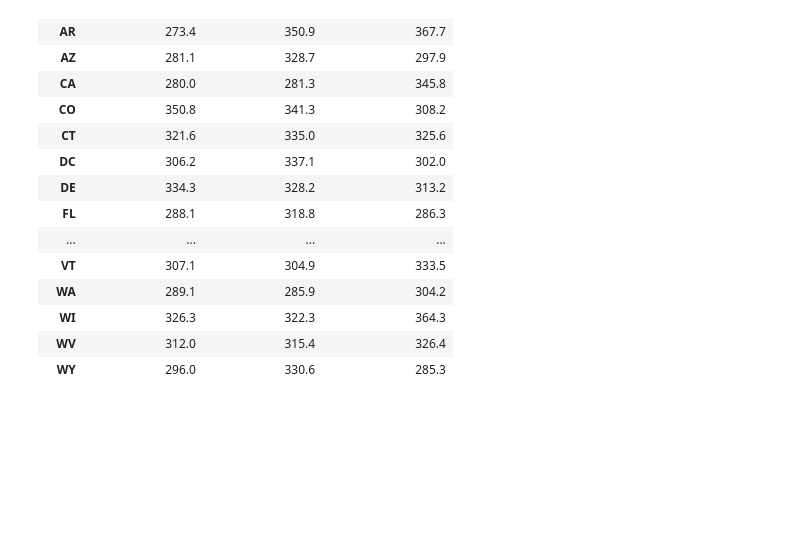
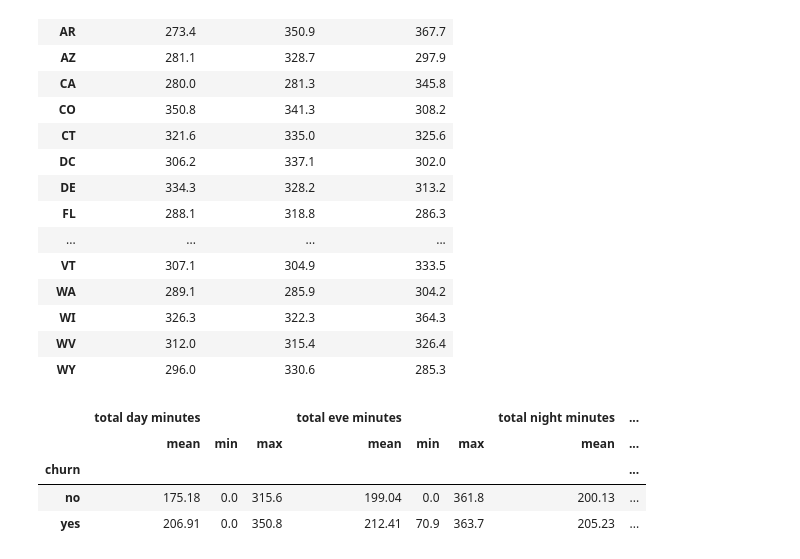
Before and after one commit to StewartStack/DAStudyBackups, a Jupyter notebook: DataStudies2/telchurn_DA.ipynb, the cells around one changed output. Drawn from its saved outputs; the diff is of its cells as text; code cells hidden in the pictures; blank space fills up the shorter version.

```diff
--- a/DataStudies2/telchurn_DA.ipynb
+++ b/DataStudies2/telchurn_DA.ipynb
@@ -385,3 +385,16 @@ telchurn.groupby(['state'])[columns_to_show].max()
 | WI | 326.3 | 322.3 | 364.3 |
 | WV | 312.0 | 315.4 | 326.4 |
 | WY | 296.0 | 330.6 | 285.3 |
+# %%
+# agg()
+# Aggregate ' A whole formed by combining several seperate elements
+# Returns results for multiple functions
+# Grouping using agg to view specific stats
+columns_to_show = ['total day minutes', 'total eve minutes', 'total night minutes']
+telchurn.groupby(['churn'])[columns_to_show].agg(['mean', 'min', 'max'])
+# %% [output]
+|  | total day minutes |  |  | total eve minutes |  |  | total night minutes | ... |
+|  | mean | min | max | mean | min | max | mean | ... |
+| churn |  |  |  |  |  |  |  | ... |
+| no | 175.18 | 0.0 | 315.6 | 199.04 | 0.0 | 361.8 | 200.13 | ... |
+| yes | 206.91 | 0.0 | 350.8 | 212.41 | 70.9 | 363.7 | 205.23 | ... |
```
Also changed, not shown: parts of 7 cells of this notebook.
